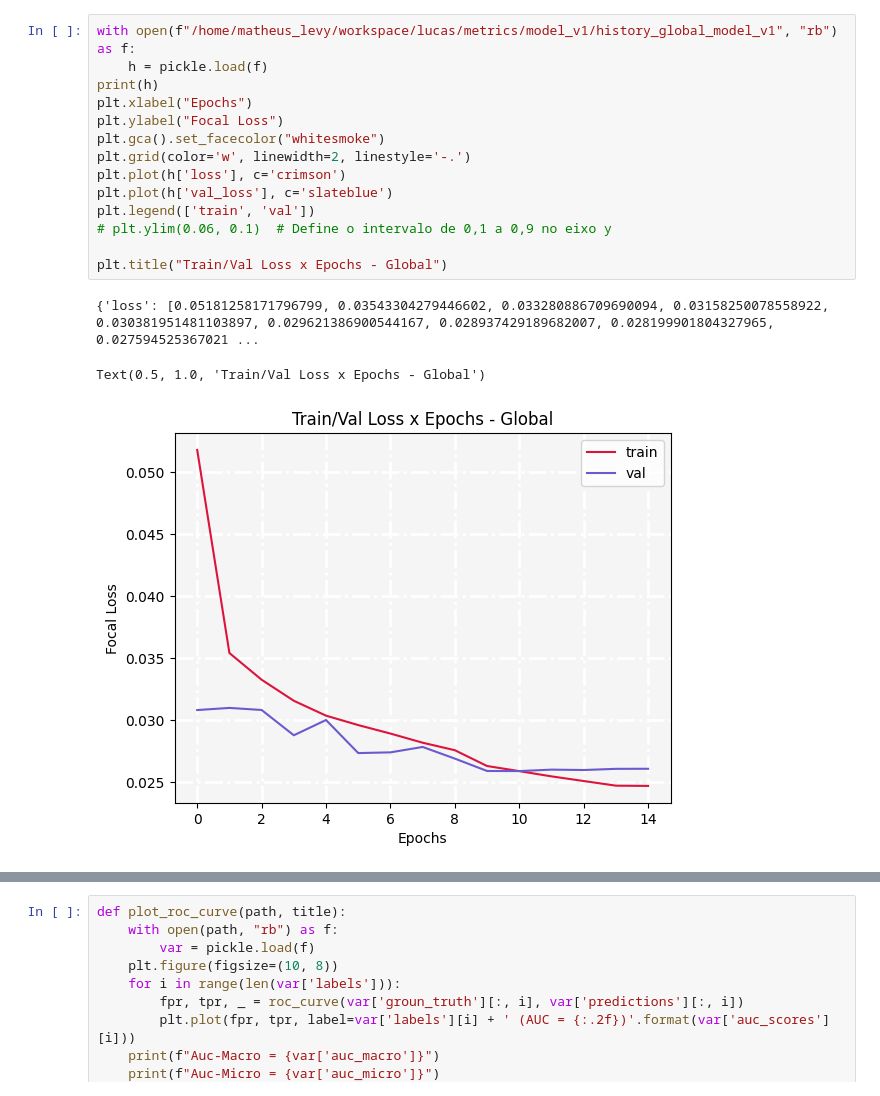
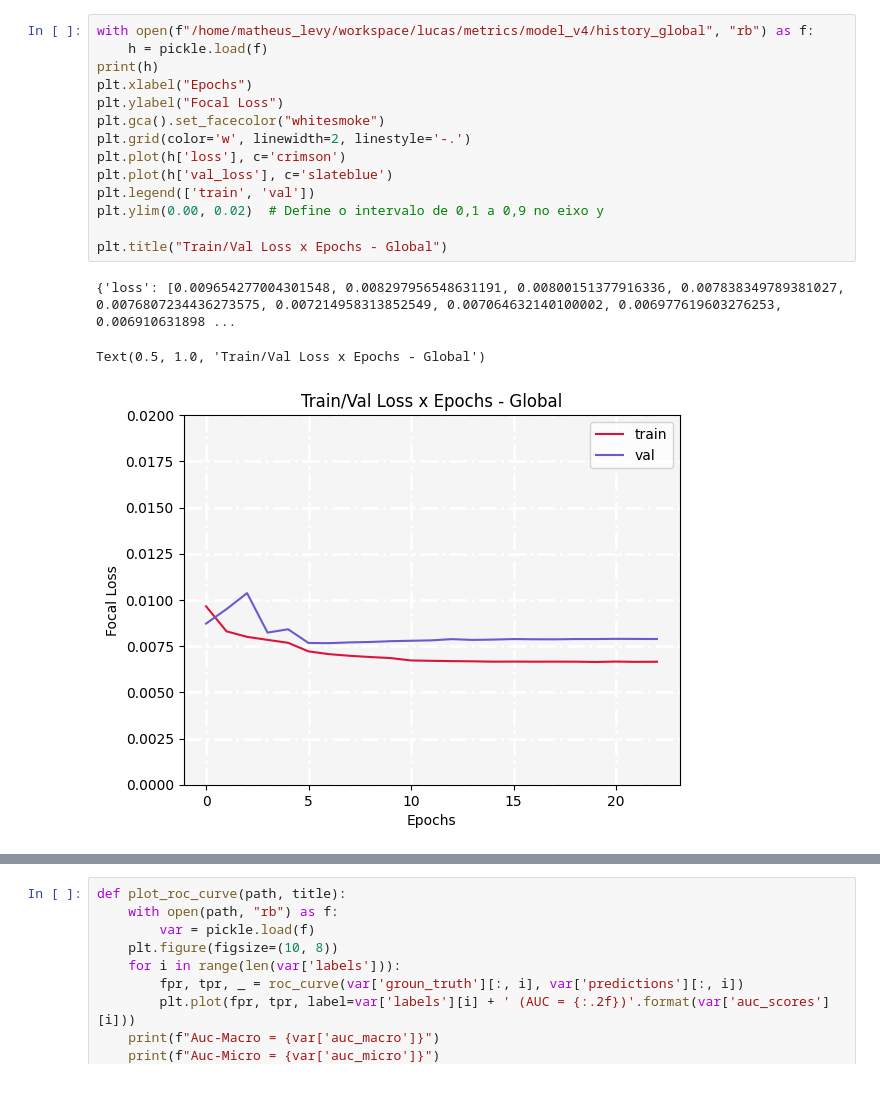
Before and after one commit to MatheusLevy/ChestXray-NIHCC, a Jupyter notebook: visualization.ipynb, the cells around one changed output, grey strips where cells are left out. Drawn from its saved outputs; the diff is of its cells as text.

```diff
--- a/visualization.ipynb
+++ b/visualization.ipynb
@@ -8,18 +14,18 @@ import tensorflow as tf
 # %%
-with open(f"/home/matheus_levy/workspace/lucas/metrics/model_v1/history_global_model_v1", "rb") as f:
+with open(f"/home/matheus_levy/workspace/lucas/metrics/model_v4/history_global", "rb") as f:
     h = pickle.load(f)
 print(h)
 plt.xlabel("Epochs")
 plt.ylabel("Focal Loss")
 plt.gca().set_facecolor("whitesmoke")
 plt.grid(color='w', linewidth=2, linestyle='-.')
 plt.plot(h['loss'], c='crimson')
 plt.plot(h['val_loss'], c='slateblue')
 plt.legend(['train', 'val'])
-# plt.ylim(0.06, 0.1)  # Define o intervalo de 0,1 a 0,9 no eixo y
+plt.ylim(0.00, 0.02)  # Define o intervalo de 0,1 a 0,9 no eixo y
 
 plt.title("Train/Val Loss x Epochs - Global")
 # %% [output]
-{'loss': [0.05181258171796799, 0.03543304279446602, 0.033280886709690094, 0.03158250078558922, 0.030381951481103897, 0.029621386900544167, 0.028937429189682007, 0.028199901804327965, 0.027594525367021 ...
+{'loss': [0.009654277004301548, 0.008297956548631191, 0.00800151377916336, 0.007838349789381027, 0.0076807234436273575, 0.007214958313852549, 0.007064632140100002, 0.006977619603276253, 0.006910631898 ...
 Text(0.5, 1.0, 'Train/Val Loss x Epochs - Global')
-[figure, old version]
+[figure, new version]
```
Also changed, not shown: parts of 3 cells of this notebook, 33 other files.
